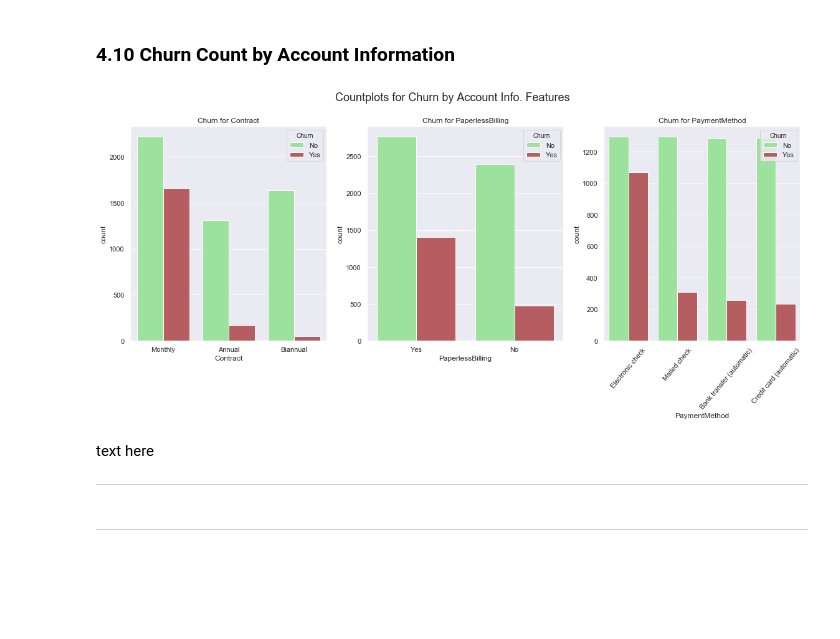
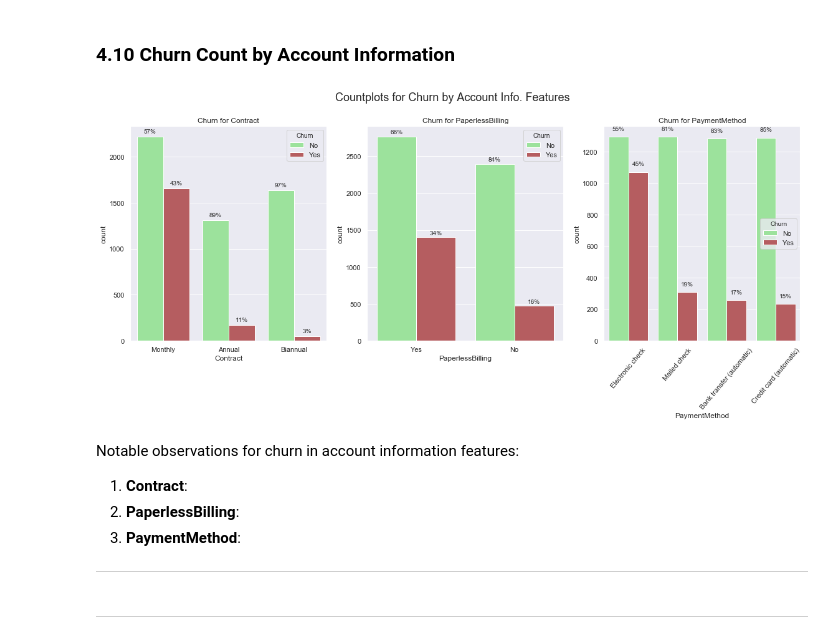
Before and after one commit to ayn28/Project-Portfolio, a Jupyter notebook: current-capstone-project/customer-churn/customer_churn.ipynb, the cells around one changed output. Drawn from its saved outputs; the diff is of its cells as text; code cells hidden in the pictures; blank space fills up the shorter version.

```diff
--- a/current-capstone-project/customer-churn/customer_churn.ipynb
+++ b/current-capstone-project/customer-churn/customer_churn.ipynb
@@ -690,7 +713,23 @@ fig9.suptitle('Countplots for Churn by Service Features', y=1.03, fontsize=18);
 # Loop through iterable and draw plots
 for col, i in zip(serv_cols, range(1, len(serv_cols) + 1)):
     plt.subplot(3, 3, i);
-    sns.countplot(x=col, hue='Churn', palette=['lightgreen', 'r'], data=df);
+    ax = sns.countplot(x=col, hue='Churn', palette=['lightgreen', 'r'], data=df);
+
+    # Display percentages above each bar so that the sum per value equals 100%
+    bars = ax.patches
+    half = int(len(bars)/2)
+    left_bars = bars[:half]
+    right_bars = bars[half:]
+
+    for left, right in zip(left_bars, right_bars):
+        height_l = left.get_height()
+        height_r = right.get_height()
+        total = height_l + height_r
+
+        ax.text(left.get_x() + left.get_width()/2., height_l + 40, '{0:.0%}'.format(height_l/total), ha="center")
+        ax.text(right.get_x() + right.get_width()/2., height_r + 40, '{0:.0%}'.format(height_r/total), ha="center")
+
+    # Set title
     plt.title('Churn for ' + col);
 
 # Display plot
@@ -706,33 +763,54 @@ text here
 # %%
 # Categorical account info features
 acct_cols = [
     'Contract',
     'PaperlessBilling',
     'PaymentMethod'
 ]
 
 # Instantiate figure to render plots on
 fig10 = plt.figure(figsize=(16, 7))
 
 # Figure title
 fig10.suptitle('Countplots for Churn by Account Info. Features', y=1.06, fontsize=18);
 
 # Loop through iterable and draw plots
 for col, i in zip(acct_cols, range(1, len(acct_cols) + 1)):
     plt.subplot(1, 3, i);
-    sns.countplot(x=col, hue='Churn', palette=['lightgreen', 'r'], data=df);
+    ax = sns.countplot(x=col, hue='Churn', palette=['lightgreen', 'r'], data=df);
+
+    # Display percentages above each bar so that the sum per value equals 100%
+    bars = ax.patches
+    half = int(len(bars)/2)
+    left_bars = bars[:half]
+    right_bars = bars[half:]
+
+    for left, right in zip(left_bars, right_bars):
+        height_l = left.get_height()
+        height_r = right.get_height()
+        total = height_l + height_r
+
+        ax.text(left.get_x() + left.get_width()/2., height_l + 40, '{0:.0%}'.format(height_l/total), ha="center")
+        ax.text(right.get_x() + right.get_width()/2., height_r + 40, '{0:.0%}'.format(height_r/total), ha="center")
+
     if col == 'PaymentMethod':
         plt.xticks(rotation=50);
+        plt.legend(['No', 'Yes'], loc='center right', title='Churn');
+
+    # Set title
     plt.title('Churn for ' + col);
 
 # Display plot
 plt.tight_layout()
 plt.show()
 # %% [output]
-[figure, old version]
+[figure, new version]
-# %% [markdown]
-text here
-***
+# %% [markdown]
+Notable observations for churn in account information features:
+1. **Contract**:
+2. **PaperlessBilling**:
+3. **PaymentMethod**:
+***
 # %% [markdown]
 ***
 # %% [markdown]
```
Also changed, not shown: parts of 18 cells of this notebook.
